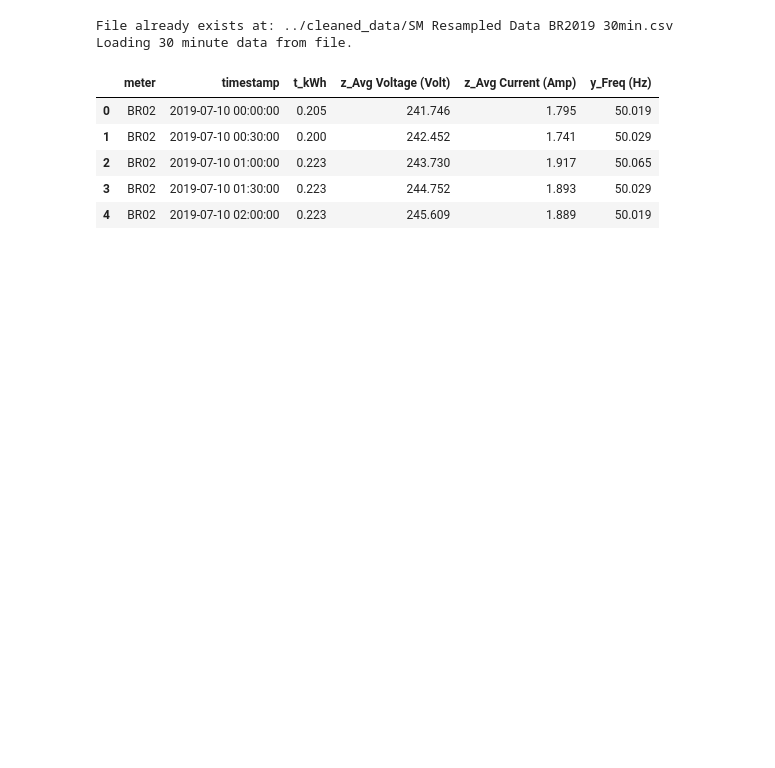
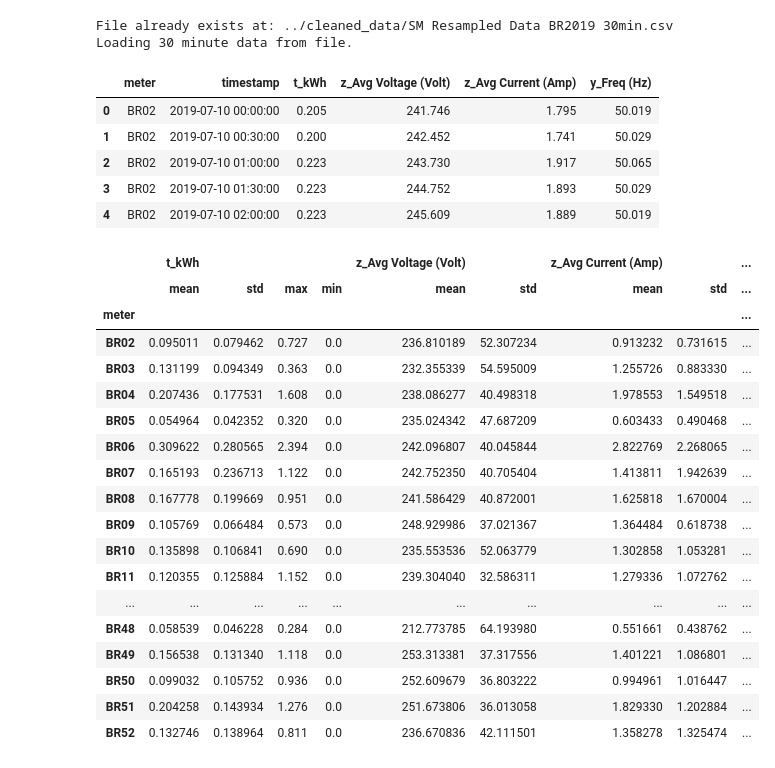
Before and after one commit to helsharif/smart-electric-meter-risk-clustering, a Jupyter notebook: notebooks/01_feature_engineering.ipynb, the cells around one changed output. Drawn from its saved outputs; the diff is of its cells as text; code cells hidden in the pictures; blank space fills up the shorter version.

```diff
--- a/notebooks/01_feature_engineering.ipynb
+++ b/notebooks/01_feature_engineering.ipynb
@@ -78,3 +78,33 @@ Loading 30 minute data from file.
 | 2 | BR02 | 2019-07-10 01:00:00 | 0.223 | 243.730 | 1.917 | 50.065 |
 | 3 | BR02 | 2019-07-10 01:30:00 | 0.223 | 244.752 | 1.893 | 50.029 |
 | 4 | BR02 | 2019-07-10 02:00:00 | 0.223 | 245.609 | 1.889 | 50.019 |
+# %%
+# Group by meter to compute features for clustering
+meter_features_described = df_30min.groupby("meter").agg({
+    "t_kWh": ["mean", "std", "max", "min"],
+    "z_Avg Voltage (Volt)": ["mean", "std"],
+    "z_Avg Current (Amp)": ["mean", "std"],
+    "y_Freq (Hz)": ["mean", "std"],
+})
+
+meter_features_described
+# %% [output]
+|  | t_kWh |  |  |  | z_Avg Voltage (Volt) |  | z_Avg Current (Amp) |  | ... |
+|  | mean | std | max | min | mean | std | mean | std | ... |
+| meter |  |  |  |  |  |  |  |  | ... |
+| BR02 | 0.095011 | 0.079462 | 0.727 | 0.0 | 236.810189 | 52.307234 | 0.913232 | 0.731615 | ... |
+| BR03 | 0.131199 | 0.094349 | 0.363 | 0.0 | 232.355339 | 54.595009 | 1.255726 | 0.883330 | ... |
+| BR04 | 0.207436 | 0.177531 | 1.608 | 0.0 | 238.086277 | 40.498318 | 1.978553 | 1.549518 | ... |
+| BR05 | 0.054964 | 0.042352 | 0.320 | 0.0 | 235.024342 | 47.687209 | 0.603433 | 0.490468 | ... |
+| BR06 | 0.309622 | 0.280565 | 2.394 | 0.0 | 242.096807 | 40.045844 | 2.822769 | 2.268065 | ... |
+| BR07 | 0.165193 | 0.236713 | 1.122 | 0.0 | 242.752350 | 40.705404 | 1.413811 | 1.942639 | ... |
+| BR08 | 0.167778 | 0.199669 | 0.951 | 0.0 | 241.586429 | 40.872001 | 1.625818 | 1.670004 | ... |
+| BR09 | 0.105769 | 0.066484 | 0.573 | 0.0 | 248.929986 | 37.021367 | 1.364484 | 0.618738 | ... |
+| BR10 | 0.135898 | 0.106841 | 0.690 | 0.0 | 235.553536 | 52.063779 | 1.302858 | 1.053281 | ... |
+| BR11 | 0.120355 | 0.125884 | 1.152 | 0.0 | 239.304040 | 32.586311 | 1.279336 | 1.072762 | ... |
+| ... | ... | ... | ... | ... | ... | ... | ... | ... | ... |
+| BR48 | 0.058539 | 0.046228 | 0.284 | 0.0 | 212.773785 | 64.193980 | 0.551661 | 0.438762 | ... |
+| BR49 | 0.156538 | 0.131340 | 1.118 | 0.0 | 253.313381 | 37.317556 | 1.401221 | 1.086801 | ... |
+| BR50 | 0.099032 | 0.105752 | 0.936 | 0.0 | 252.609679 | 36.803222 | 0.994961 | 1.016447 | ... |
+| BR51 | 0.204258 | 0.143934 | 1.276 | 0.0 | 251.673806 | 36.013058 | 1.829330 | 1.202884 | ... |
+| BR52 | 0.132746 | 0.138964 | 0.811 | 0.0 | 236.670836 | 42.111501 | 1.358278 | 1.325474 | ... |
```
Also changed, not shown: parts of 7 cells of this notebook, 1 other file.
